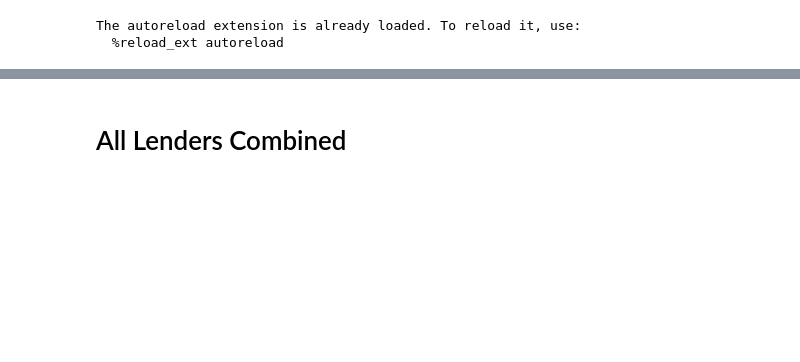
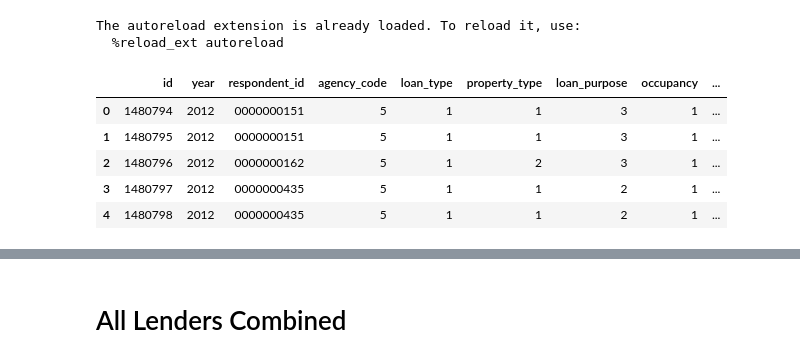
Before and after one commit to CivicKnowledge/San-Diego-Housing, a Jupyter notebook: gonzalo/summaryTables.ipynb, the cells around one changed output, grey strips where cells are left out. Drawn from its saved outputs; the diff is of its cells as text; code cells hidden in the pictures; blank space fills up the shorter version.

```diff
--- a/gonzalo/summaryTables.ipynb
+++ b/gonzalo/summaryTables.ipynb
@@ -21,3 +21,12 @@ add_race_eth(df) # Adds race_eth column
 add_purpose_type(df) # Adds purpose_type column Combines loan_purpose and loan_type in the same way as the summary report
 add_income_group(df) # Adds income_group column
 #add_all_category_columns(df) # Add '_c' categorical columns
+# %%
+df.head()
+# %% [output]
+|  | id | year | respondent_id | agency_code | loan_type | property_type | loan_purpose | occupancy | ... |
+| 0 | 1480794 | 2012 | 0000000151 | 5 | 1 | 1 | 3 | 1 | ... |
+| 1 | 1480795 | 2012 | 0000000151 | 5 | 1 | 1 | 3 | 1 | ... |
+| 2 | 1480796 | 2012 | 0000000162 | 5 | 1 | 2 | 3 | 1 | ... |
+| 3 | 1480797 | 2012 | 0000000435 | 5 | 1 | 1 | 2 | 1 | ... |
+| 4 | 1480798 | 2012 | 0000000435 | 5 | 1 | 1 | 2 | 1 | ... |
```
Also changed, not shown: parts of 5 cells of this notebook.
